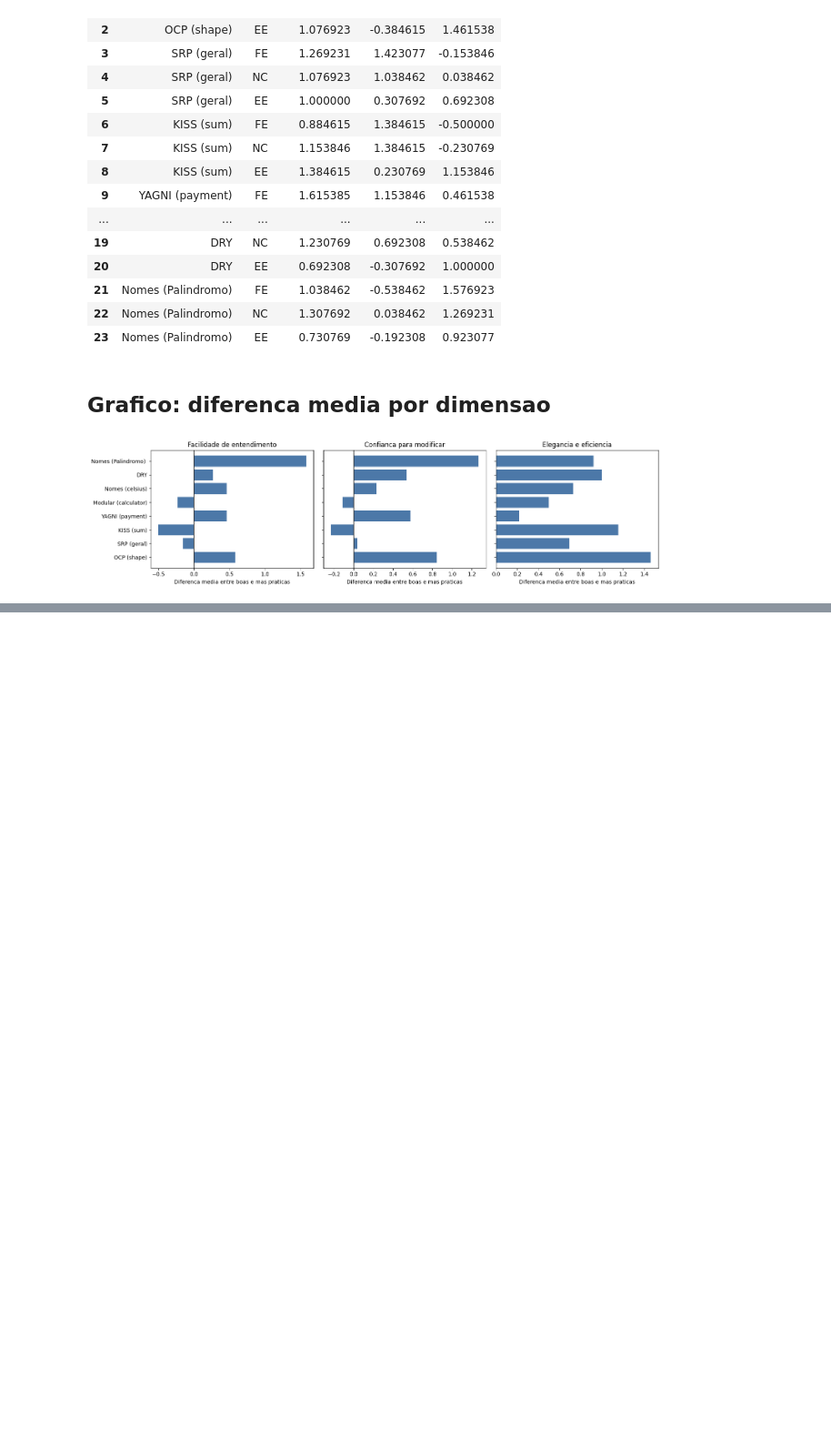
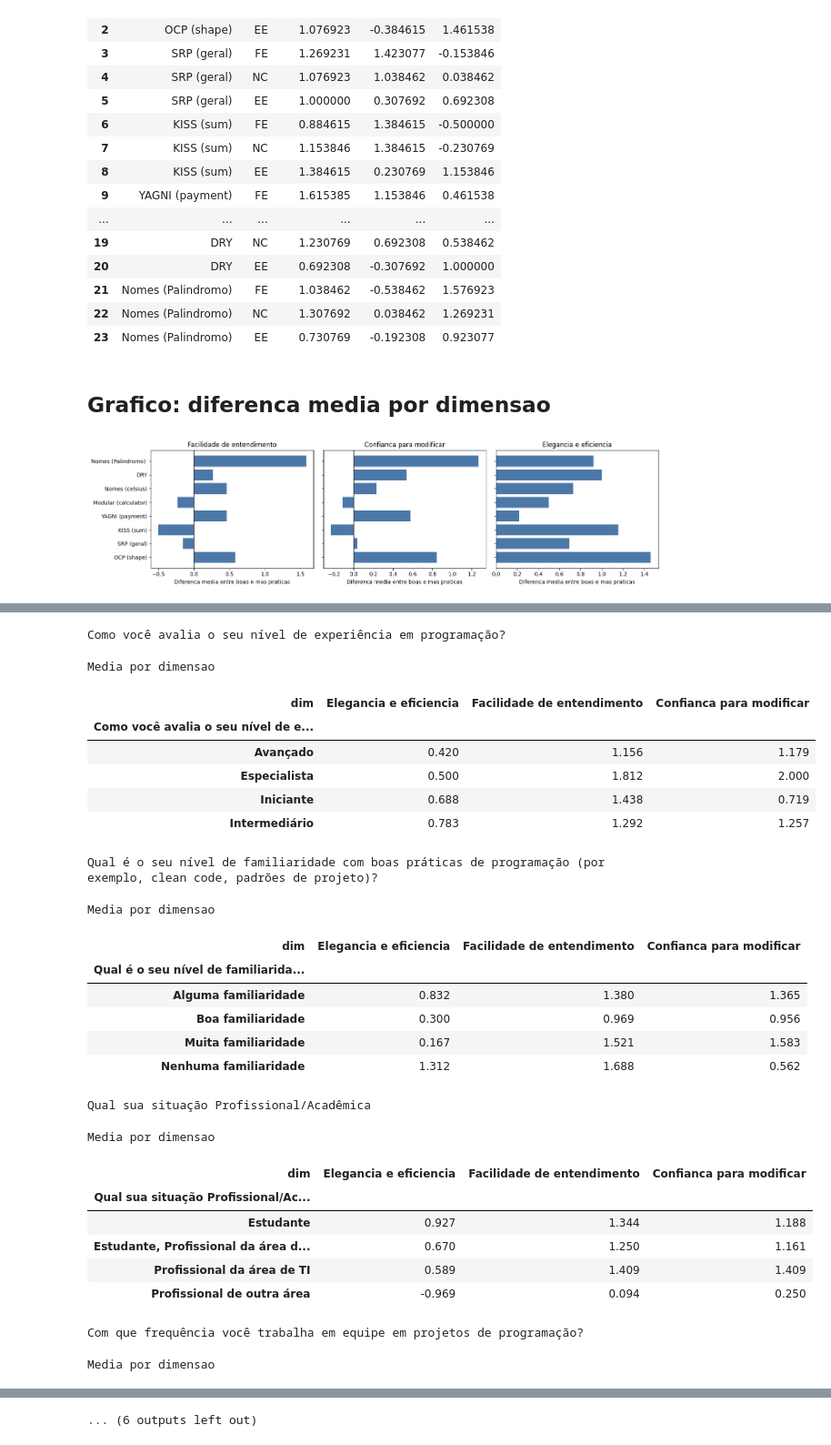
Before and after one commit to pedrobtenorio/percepcaoboaspraticas, a Jupyter notebook: graficos_iniciais.ipynb, the cells around one changed output, grey strips where cells are left out. Shown at 91% size. Cells and saved outputs as stored; diff of their text form; code cells hidden in the pictures; blank space fills up the shorter version.

```diff
--- a/graficos_iniciais.ipynb
+++ b/graficos_iniciais.ipynb
@@ -108,0 +166,22 @@ plt.show()
+# %%
+dim_labels = {
+    "FE": "Facilidade de entendimento",
+    "NC": "Confianca para modificar",
+    "EE": "Elegancia e eficiencia",
+}
+
+# Pivot table para cada perfil
+pivots = {}
+for perfil in profile_cols:
+    table = pd.pivot_table(
+        long_profiles,
+        index=perfil,
+        columns="dim",
+        values="score",
+        aggfunc="mean",
+    )
+    table = table.rename(columns=dim_labels)
+    pivots[perfil] = table
+
+# Exibir todos (ou escolha um especifico)
+pivots
@@ -108,0 +206,35 @@ plt.show()
+# %%
+from IPython.display import display
+
+for perfil, table in pivots.items():
+    print(perfil.strip())
+    styled = table.style.format(precision=3).set_caption("Media por dimensao")
+    display(styled)
+    print()
+# %% [output]
+Como você avalia o seu nível de experiência em programação?
+Media por dimensao
+| dim | Elegancia e eficiencia | Facilidade de entendimento | Confianca para modificar |
+| Como você avalia o seu nível de e... |  |  |  |
+| Avançado | 0.420 | 1.156 | 1.179 |
+| Especialista | 0.500 | 1.812 | 2.000 |
+| Iniciante | 0.688 | 1.438 | 0.719 |
+| Intermediário | 0.783 | 1.292 | 1.257 |
+Qual é o seu nível de familiaridade com boas práticas de programação (por exemplo, clean code, padrões de projeto)?
+Media por dimensao
+| dim | Elegancia e eficiencia | Facilidade de entendimento | Confianca para modificar |
+| Qual é o seu nível de familiarida... |  |  |  |
+| Alguma familiaridade | 0.832 | 1.380 | 1.365 |
+| Boa familiaridade | 0.300 | 0.969 | 0.956 |
+| Muita familiaridade | 0.167 | 1.521 | 1.583 |
+| Nenhuma familiaridade | 1.312 | 1.688 | 0.562 |
+Qual sua situação Profissional/Acadêmica
+Media por dimensao
+| dim | Elegancia e eficiencia | Facilidade de entendimento | Confianca para modificar |
+| Qual sua situação Profissional/Ac... |  |  |  |
+| Estudante | 0.927 | 1.344 | 1.188 |
+| Estudante, Profissional da área d... | 0.670 | 1.250 | 1.161 |
+| Profissional da área de TI | 0.589 | 1.409 | 1.409 |
+| Profissional de outra área | -0.969 | 0.094 | 0.250 |
+Com que frequência você trabalha em equipe em projetos de programação?
+Media por dimensao
@@ -108,0 +247 @@ plt.show()
+... (6 outputs left out)
```
Also changed, not shown: parts of 11 cells of this notebook.
